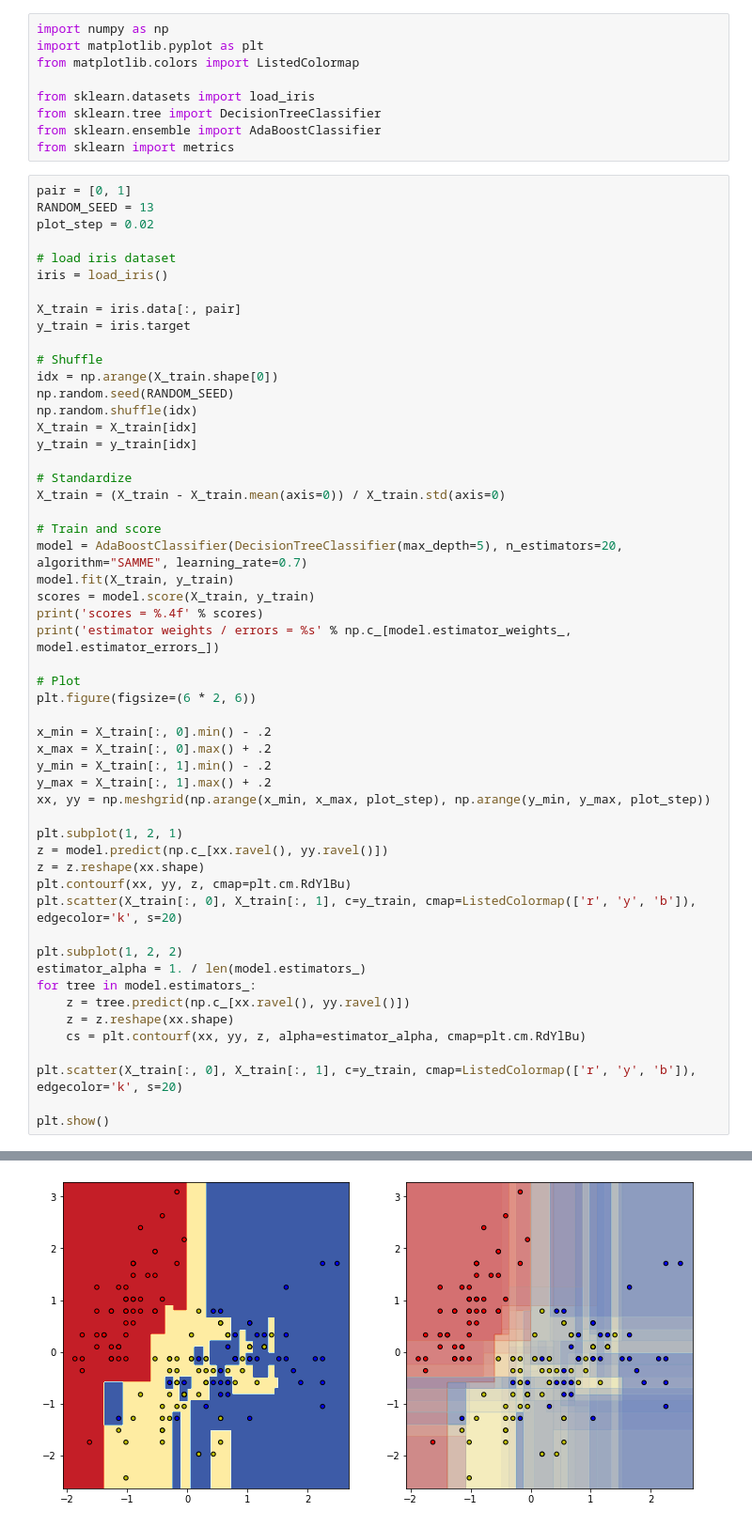
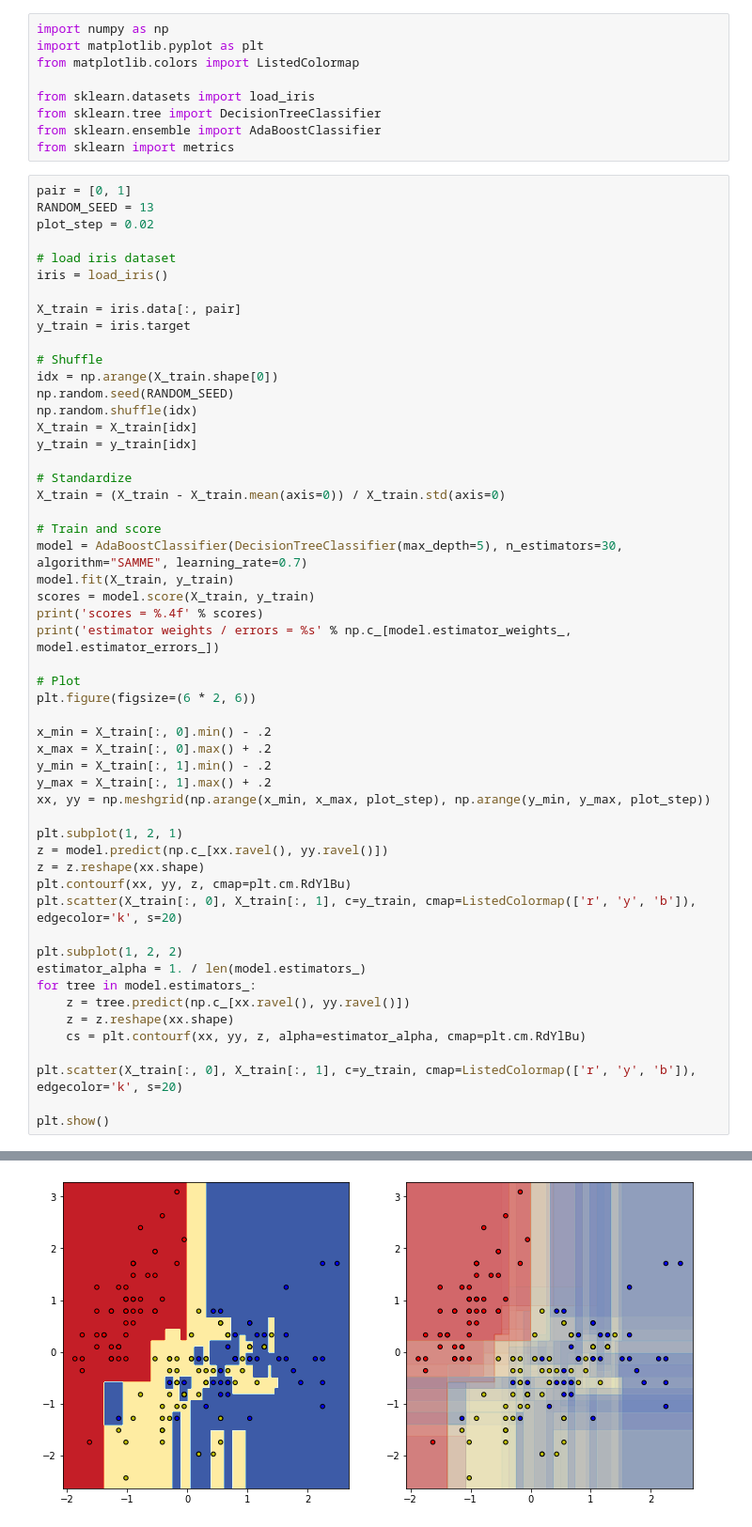
Before and after one commit to klein203/JupyterNotebook, a Jupyter notebook: AdaBoost/AdaBoost_scikit.ipynb, the cells around one changed output, grey strips where cells are left out. Shown: that part at 94% size. Cells and saved outputs as stored; diff of their text form.

```diff
--- a/AdaBoost/AdaBoost_scikit.ipynb
+++ b/AdaBoost/AdaBoost_scikit.ipynb
@@ -29,7 +29,7 @@ y_train = y_train[idx]
 X_train = (X_train - X_train.mean(axis=0)) / X_train.std(axis=0)
 
 # Train and score
-model = AdaBoostClassifier(DecisionTreeClassifier(max_depth=5), n_estimators=20, algorithm="SAMME", learning_rate=0.7)
+model = AdaBoostClassifier(DecisionTreeClassifier(max_depth=5), n_estimators=30, algorithm="SAMME", learning_rate=0.7)
 model.fit(X_train, y_train)
 scores = model.score(X_train, y_train)
 print('scores = %.4f' % scores)
@@ -81 +81 @@ estimator weights / errors = [[1.68128804 0.15333333]
-[figure, old version]
+[figure, new version]
```
Also changed, not shown: parts of 1 cell of this notebook, 1 other file.
